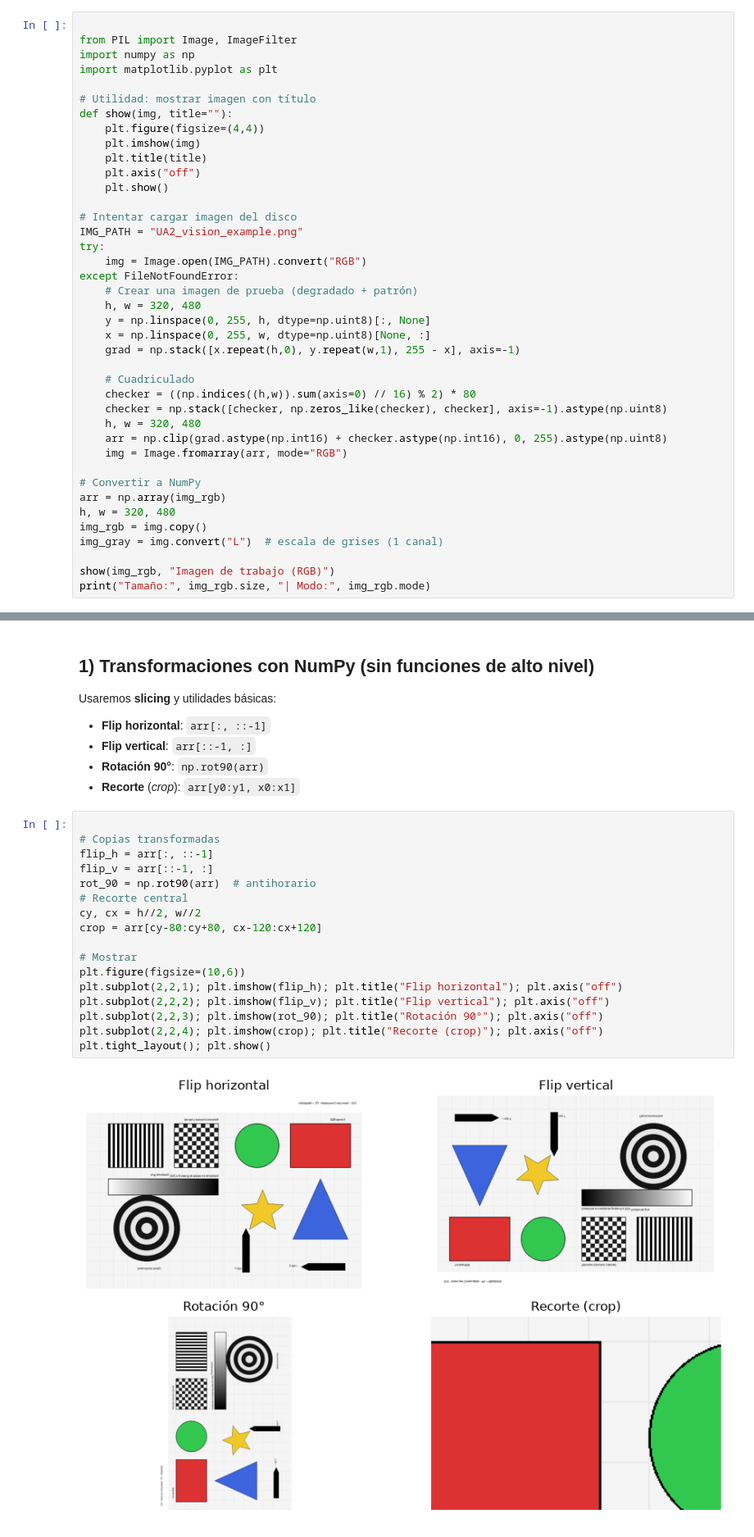
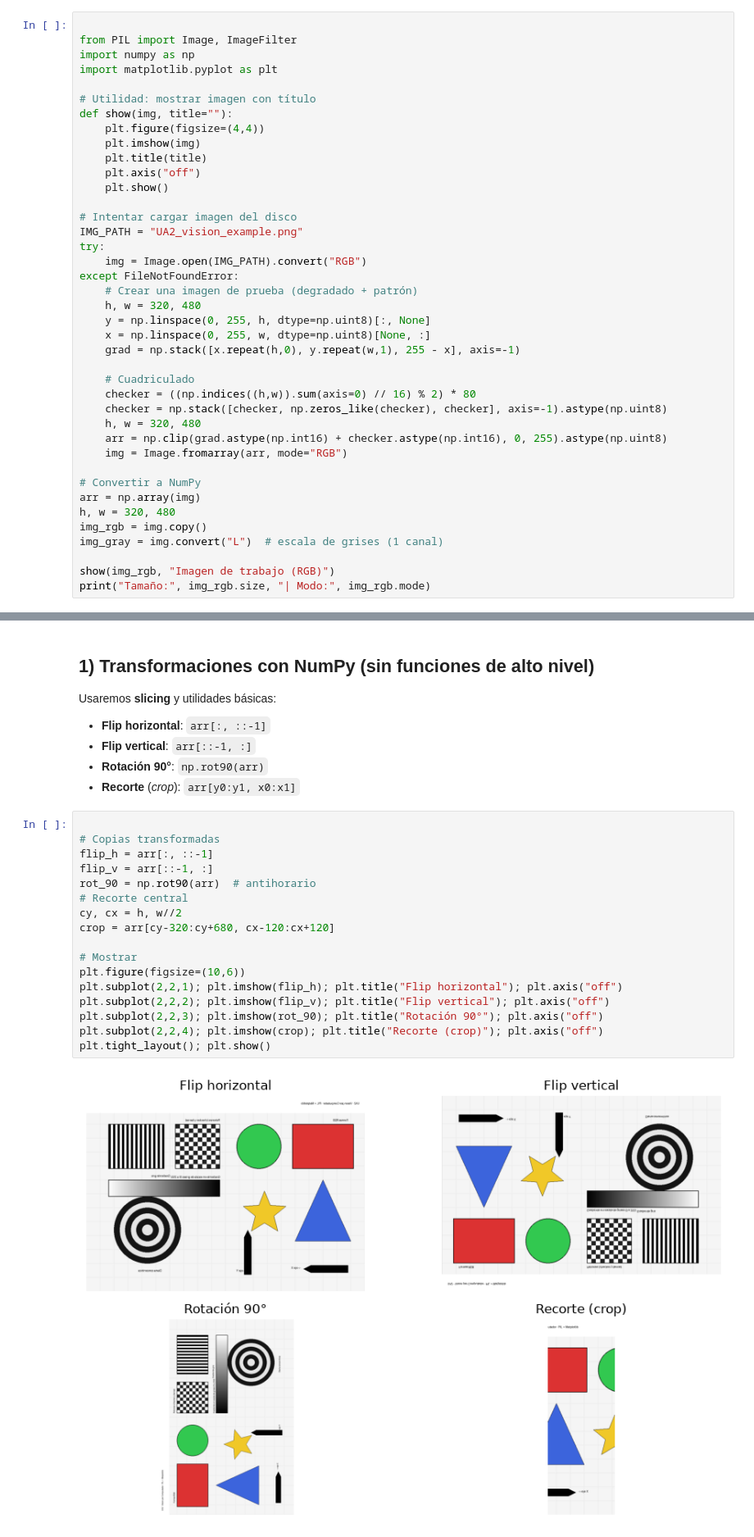
Before and after one commit to francescoferrignopy/Sistemas-Percepcion, a Jupyter notebook: UA2_Clase 4.ipynb, the cells around one changed output, grey strips where cells are left out. Shown at 82% size. Cells and saved outputs as stored; diff of their text form.

```diff
--- a/UA2_Clase 4.ipynb
+++ b/UA2_Clase 4.ipynb
@@ -54,7 +54,7 @@ except FileNotFoundError:
     img = Image.fromarray(arr, mode="RGB")
 
 # Convertir a NumPy
-arr = np.array(img_rgb)
+arr = np.array(img)
 h, w = 320, 480
 img_rgb = img.copy()
 img_gray = img.convert("L")  # escala de grises (1 canal)
@@ -76,22 +76,22 @@ Usaremos **slicing** y utilidades básicas:
 # %%
 
 # Copias transformadas
 flip_h = arr[:, ::-1]
 flip_v = arr[::-1, :]
 rot_90 = np.rot90(arr)  # antihorario
 # Recorte central
-cy, cx = h//2, w//2
-crop = arr[cy-80:cy+80, cx-120:cx+120]
+cy, cx = h, w//2
+crop = arr[cy-320:cy+680, cx-120:cx+120]
 
 # Mostrar
 plt.figure(figsize=(10,6))
 plt.subplot(2,2,1); plt.imshow(flip_h); plt.title("Flip horizontal"); plt.axis("off")
 plt.subplot(2,2,2); plt.imshow(flip_v); plt.title("Flip vertical"); plt.axis("off")
 plt.subplot(2,2,3); plt.imshow(rot_90); plt.title("Rotación 90°"); plt.axis("off")
 plt.subplot(2,2,4); plt.imshow(crop); plt.title("Recorte (crop)"); plt.axis("off")
 plt.tight_layout(); plt.show()
 # %% [output]
-[figure, old version]
+[figure, new version]
 # %% [markdown]
 
 ## 2) Operaciones **pixel a pixel** (vectorizadas)
```
Also changed, not shown: parts of 2 cells of this notebook, 9 other files.
